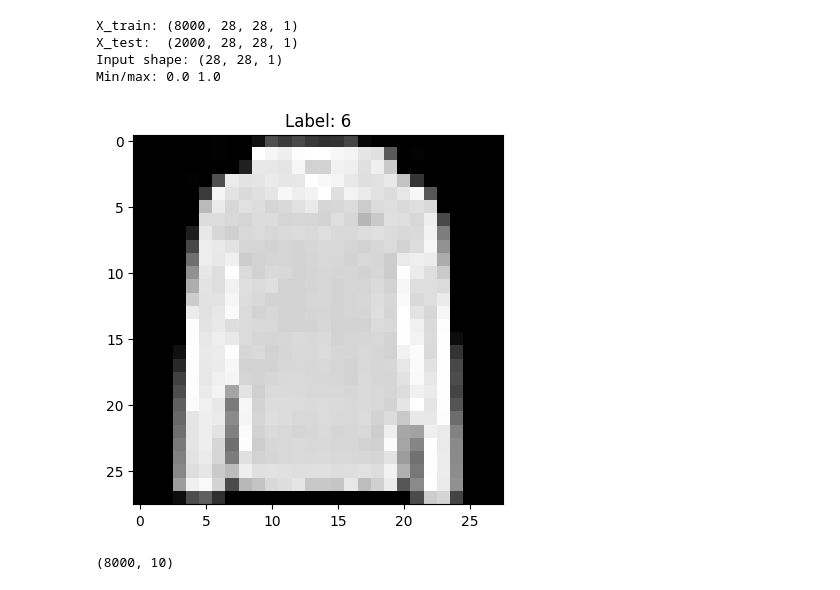
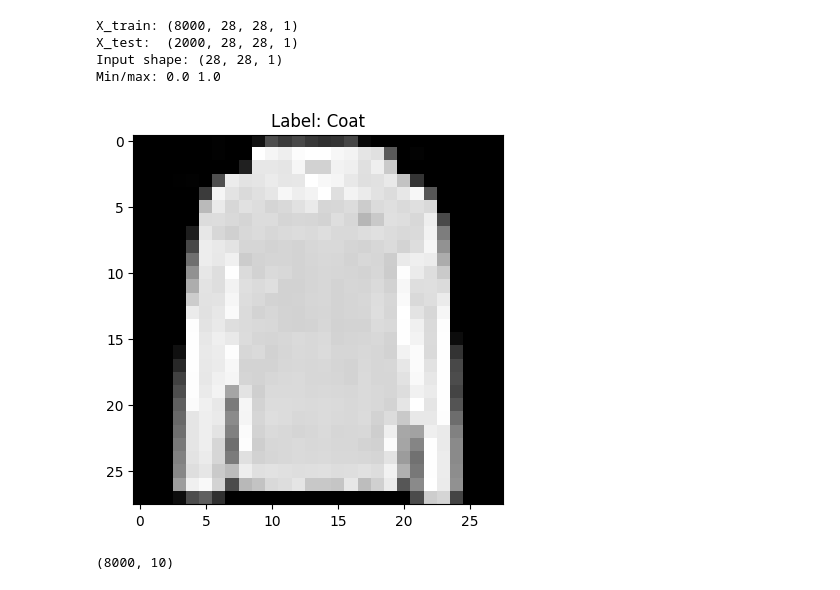
Before and after one commit to AnaDiazJ/egci463, a Jupyter notebook: Pattern_Midterm_Group9.ipynb, the cells around one changed output. Saved outputs shown, nothing was run; the diff lists cells and outputs as text; code cells hidden in the pictures.

```diff
--- a/Pattern_Midterm_Group9.ipynb
+++ b/Pattern_Midterm_Group9.ipynb
@@ -517,11 +517,11 @@ Min/max: 0.0 1.0
 # %%
 import matplotlib.pyplot as plt
 
 plt.imshow(X_train[0].squeeze(), cmap='gray')
-plt.title(f"Label: {y_train[0]}")
+plt.title(f"Label: {labels[y_train.iloc[0]]}")   # .iloc = by position, not by index
 plt.show()
 # %% [output]
-[figure, old version]
+[figure, new version]
 # %%
 from keras.utils import to_categorical
 
```
Also changed, not shown: parts of 14 cells of this notebook.
